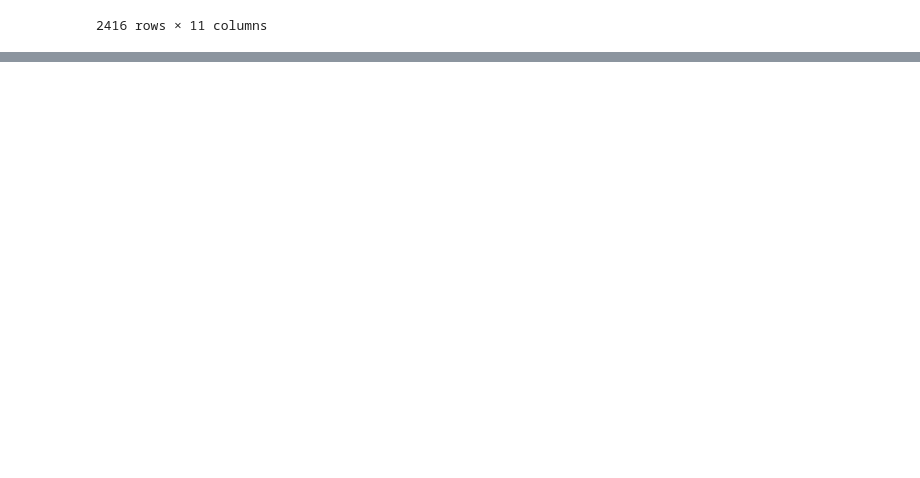
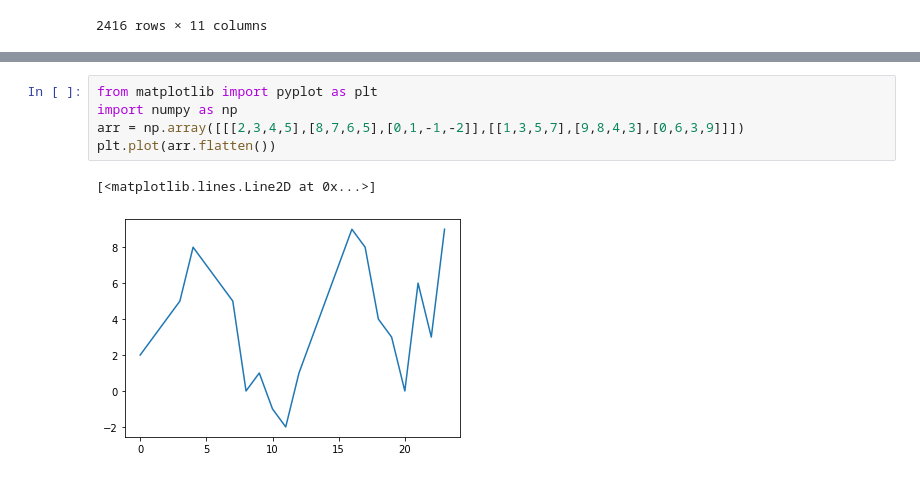
Before and after one commit to stefanhuber1510/marbleProject, a Jupyter notebook: scoring/reconstructGlobalClassifier.ipynb, the cells around one changed output, grey strips where cells are left out. Drawn from its saved outputs; the diff is of its cells as text; blank space fills up the shorter version.

```diff
--- a/scoring/reconstructGlobalClassifier.ipynb
+++ b/scoring/reconstructGlobalClassifier.ipynb
@@ -76,0 +85,8 @@ dfGrouped[]
+# %%
+from matplotlib import pyplot as plt
+import numpy as np
+arr = np.array([[[2,3,4,5],[8,7,6,5],[0,1,-1,-2]],[[1,3,5,7],[9,8,4,3],[0,6,3,9]]])
+plt.plot(arr.flatten())
+# %% [output]
+[<matplotlib.lines.Line2D at 0x...>]
+[figure, added]
```
Also changed, not shown: parts of 6 cells of this notebook, 3 other files.
